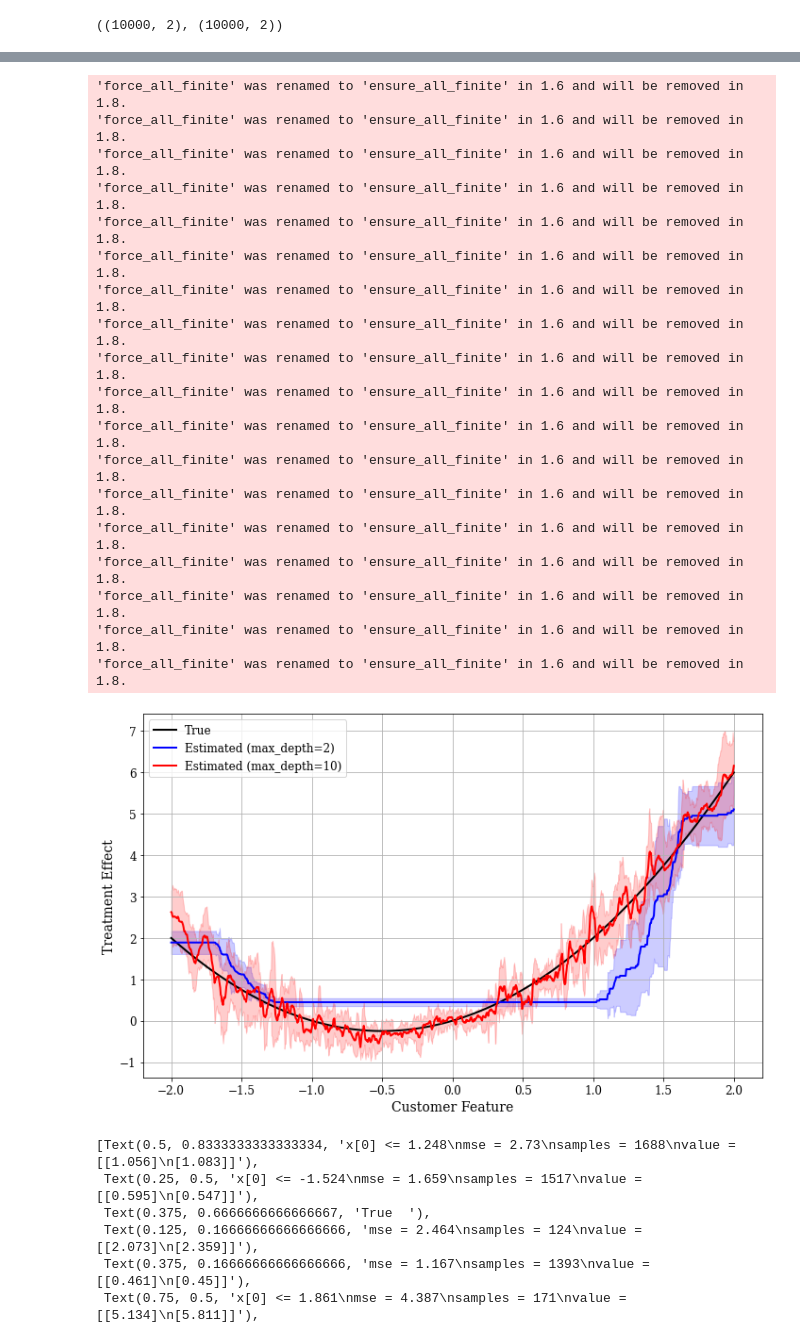
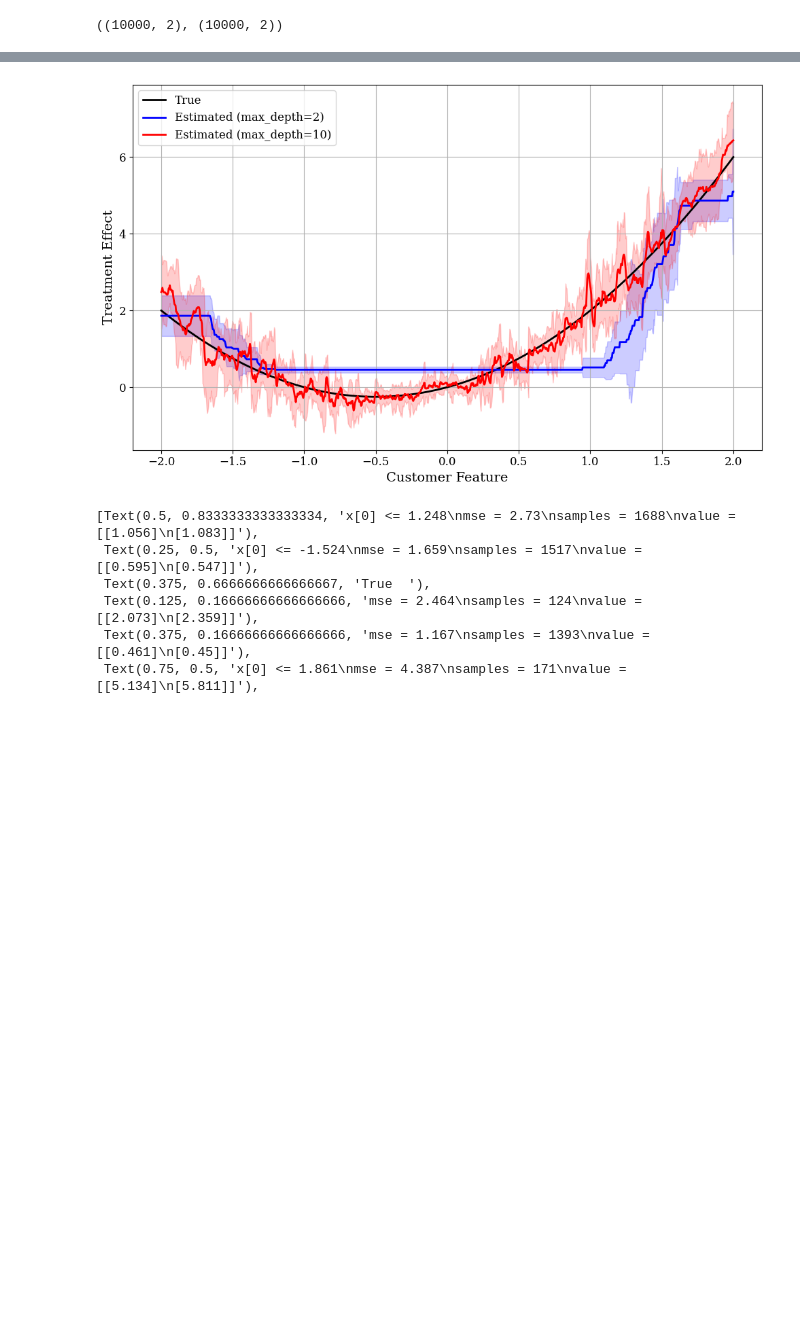
Before and after one commit to iamsikun/winners-curse, a Jupyter notebook: notebooks/targeting.ipynb, the cells around one changed output, grey strips where cells are left out. Cells and saved outputs as stored; diff of their text form; code cells hidden in the pictures; blank space fills up the shorter version.

```diff
--- a/notebooks/targeting.ipynb
+++ b/notebooks/targeting.ipynb
@@ -112,7 +120,8 @@ for depth in depths:
         n_treatments=2,
         model_t=LogisticRegression(C=0.01),
         model_y=Lasso(alpha=0.01),
-        n_estimators=100,
+        n_estimators=50,
+        subforest_size=2,
         max_depth=depth,
         n_jobs=-1,
         discrete_treatment=True
@@ -129,53 +138,35 @@ ax.plot(
 )
 
 colors = {'2': 'blue', '5': 'green', '10': 'red'}
 
 # plot estimated HTE for each depth
 for depth in depths:
     est_inc_te_arr, _ = models[depth].predict_incremental_effect(x)
     ax.plot(
         x, est_inc_te_arr[:, 0],
         label=f'Estimated (max_depth={depth})',
         color=colors[str(depth)], linewidth=2
     )
     ci_lb, ci_ub = models[depth].predict_incremental_effect_interval(x)
     ax.fill_between(
         x.flatten(),
         ci_lb[:, 0],
         ci_ub[:, 0],
         alpha=0.2,
         color=colors[str(depth)]
     )
 
 ax.set_xlabel('Customer Feature', fontsize=axis_label_size)
 ax.set_ylabel('Treatment Effect', fontsize=axis_label_size)
 ax.legend(fontsize=legend_label_size)
 ax.tick_params(axis='both', which='major', labelsize=tick_label_size)
 ax.grid()
 
 plt.tight_layout()
-plt.savefig('figures/cf_depth_compare.svg')
+# plt.savefig('figures/cf_depth_compare.svg')
 plt.show()
 # %% [output]
-'force_all_finite' was renamed to 'ensure_all_finite' in 1.6 and will be removed in 1.8.
-'force_all_finite' was renamed to 'ensure_all_finite' in 1.6 and will be removed in 1.8.
-'force_all_finite' was renamed to 'ensure_all_finite' in 1.6 and will be removed in 1.8.
-'force_all_finite' was renamed to 'ensure_all_finite' in 1.6 and will be removed in 1.8.
-'force_all_finite' was renamed to 'ensure_all_finite' in 1.6 and will be removed in 1.8.
-'force_all_finite' was renamed to 'ensure_all_finite' in 1.6 and will be removed in 1.8.
-'force_all_finite' was renamed to 'ensure_all_finite' in 1.6 and will be removed in 1.8.
-'force_all_finite' was renamed to 'ensure_all_finite' in 1.6 and will be removed in 1.8.
-'force_all_finite' was renamed to 'ensure_all_finite' in 1.6 and will be removed in 1.8.
-'force_all_finite' was renamed to 'ensure_all_finite' in 1.6 and will be removed in 1.8.
-'force_all_finite' was renamed to 'ensure_all_finite' in 1.6 and will be removed in 1.8.
-'force_all_finite' was renamed to 'ensure_all_finite' in 1.6 and will be removed in 1.8.
-'force_all_finite' was renamed to 'ensure_all_finite' in 1.6 and will be removed in 1.8.
-'force_all_finite' was renamed to 'ensure_all_finite' in 1.6 and will be removed in 1.8.
-'force_all_finite' was renamed to 'ensure_all_finite' in 1.6 and will be removed in 1.8.
-'force_all_finite' was renamed to 'ensure_all_finite' in 1.6 and will be removed in 1.8.
-'force_all_finite' was renamed to 'ensure_all_finite' in 1.6 and will be removed in 1.8.
-'force_all_finite' was renamed to 'ensure_all_finite' in 1.6 and will be removed in 1.8.
-[figure, old version]
+[figure, new version]
 # %%
 plot_tree(models[2].model[0][0])
 # %% [output]
```
Also changed, not shown: parts of 17 cells of this notebook, 16 other files.
